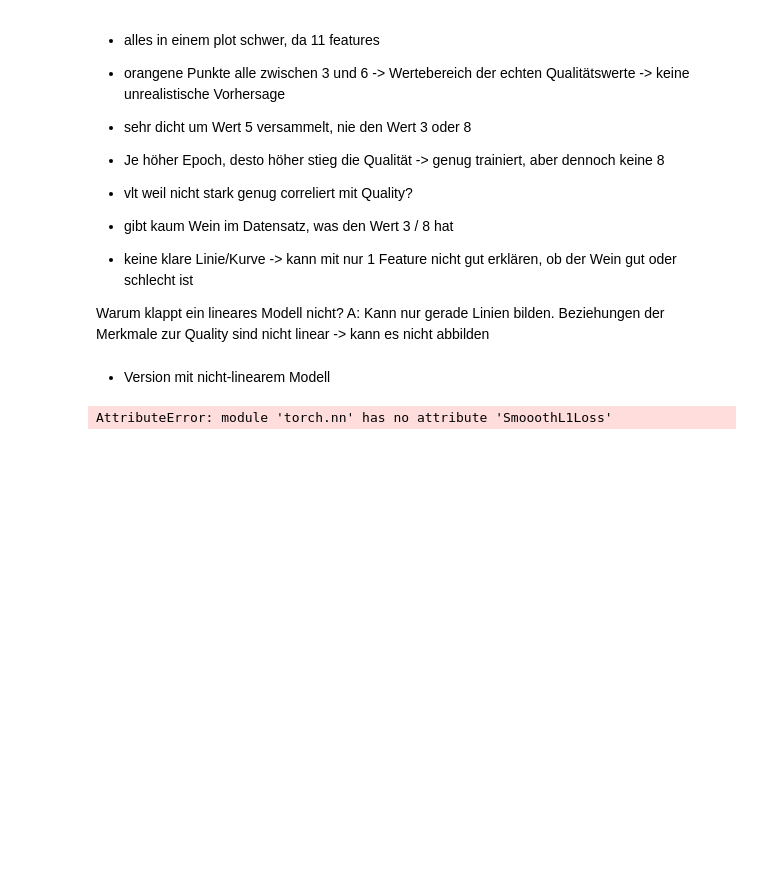
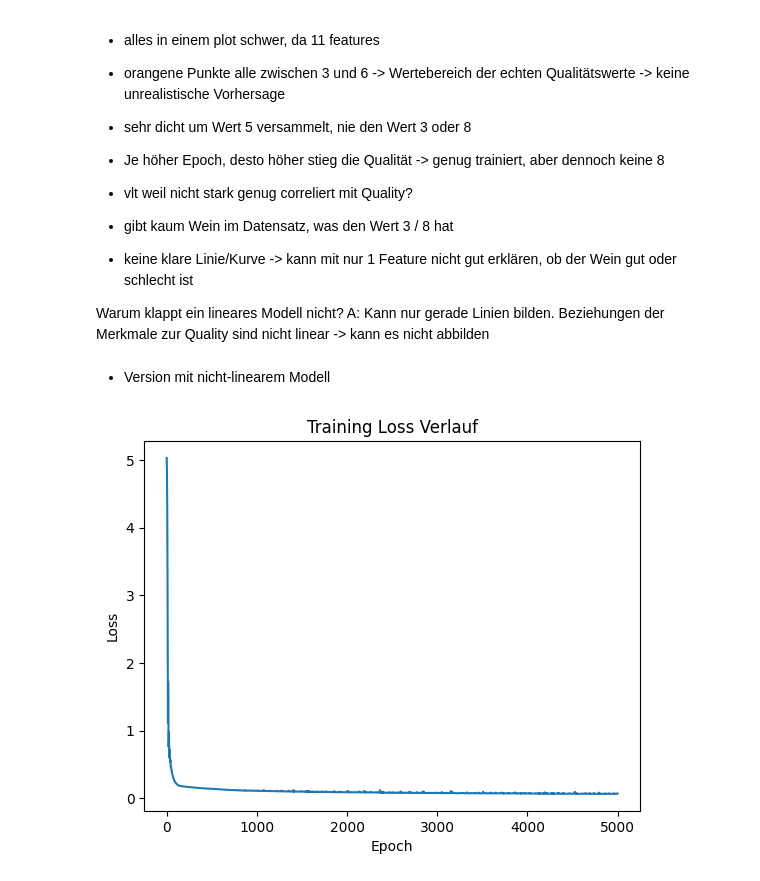
Before and after one commit to McRicecorn/NeuronaleNetze_WineQuality, a Jupyter notebook: Project1_Wine.ipynb, the cells around one changed output. Drawn from its saved outputs; the diff is of its cells as text; code cells hidden in the pictures; blank space fills up the shorter version.

Commit message:
Nicht-linears Modell fertig

```diff
--- a/Project1_Wine.ipynb
+++ b/Project1_Wine.ipynb
@@ -751,9 +751,11 @@ A: Kann nur gerade Linien bilden. Beziehungen der Merkmale zur Quality sind nich
 # %% [markdown]
 - Version mit nicht-linearem Modell
 # %%
-loss_func = nn.SmooothL1Loss() #kombiniert MSE und MAE ; fokussiert sich mehr auf kleinere Fehler
+loss_func = nn.SmoothL1Loss() #kombiniert MSE und MAE ; fokussiert sich mehr auf kleinere Fehler
 model = nn.Sequential(
-    nn.Linear(all_coll, 16), #n_in = 11, n_out = 16
+    nn.Linear(all_coll, 32), #n_in = 11, n_out = 16
+    nn.ReLU(),
+    nn.Linear(32, 16),
     nn.ReLU(),                  #Rectified Linear Unit == ReLU(x) = max(0,x) | behalte positive Werte, setze negative (uninteressant) auf 0 -> kleine unterschiede (biegen/knicken)
     nn.Linear(16, 8),
     nn.ReLU(),
@@ -761,5 +763,24 @@ model = nn.Sequential(
 )
 
 optimizer = torch.optim.Adam(model.parameters(), lr=0.01) #schneller & stabiler als SGD
-# %% [output]
-AttributeError: module 'torch.nn' has no attribute 'SmooothL1Loss'
+# %%
+n_epochs = 5000
+
+losses = []
+model.train()
+
+for epoch in range(n_epochs):
+    optimizer.zero_grad()
+    y_pred = model(x_tr)
+    loss = loss_func(y_pred, y_tr)
+    loss.backward()
+    optimizer.step()
+    losses.append(loss.item())
+
+plt.plot(losses)
+plt.xlabel("Epoch")
+plt.ylabel("Loss")
+plt.title("Training Loss Verlauf")
+plt.show()
+# %% [output]
+[figure, added]
```
Also changed, not shown: parts of 23 cells of this notebook.
